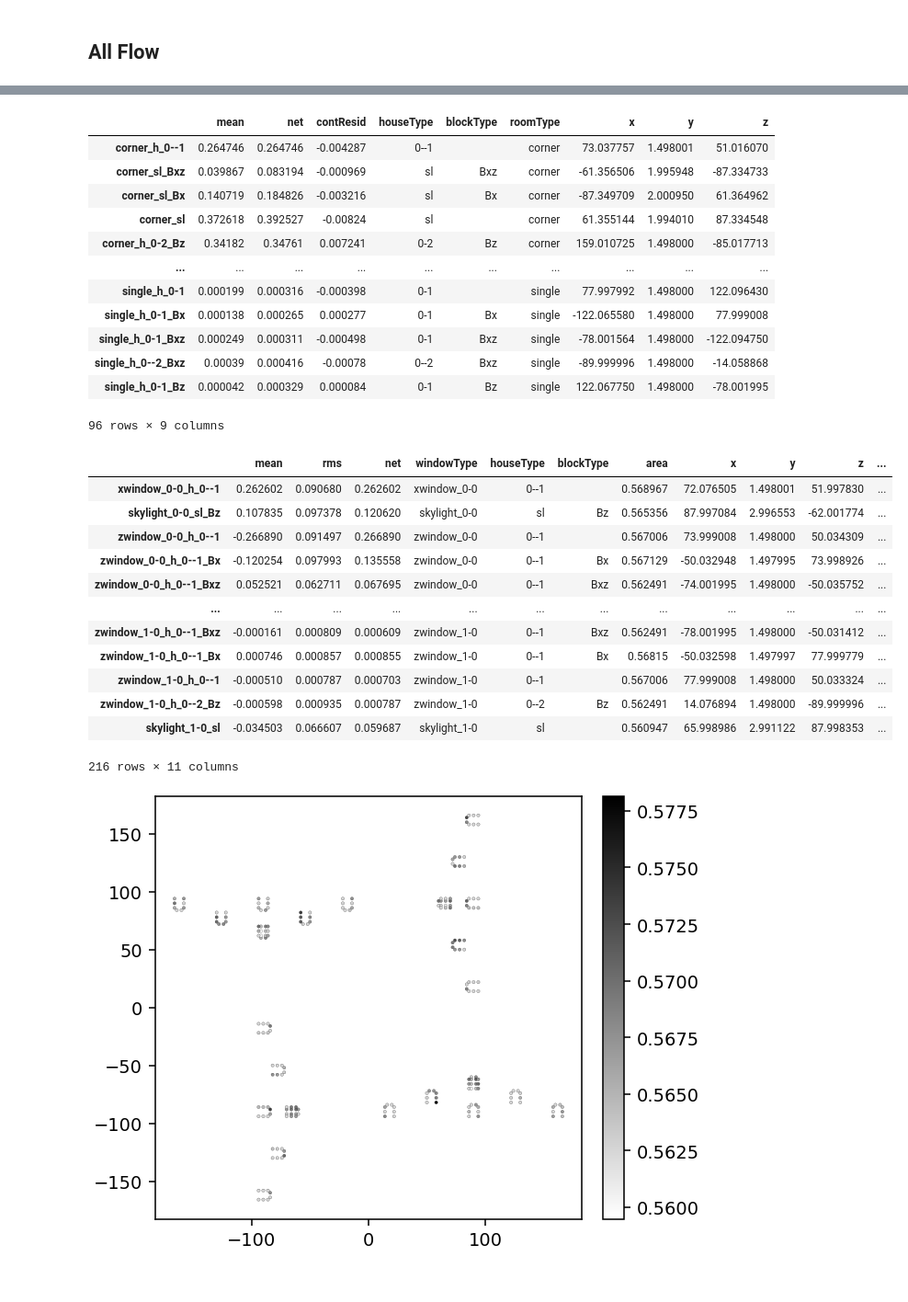
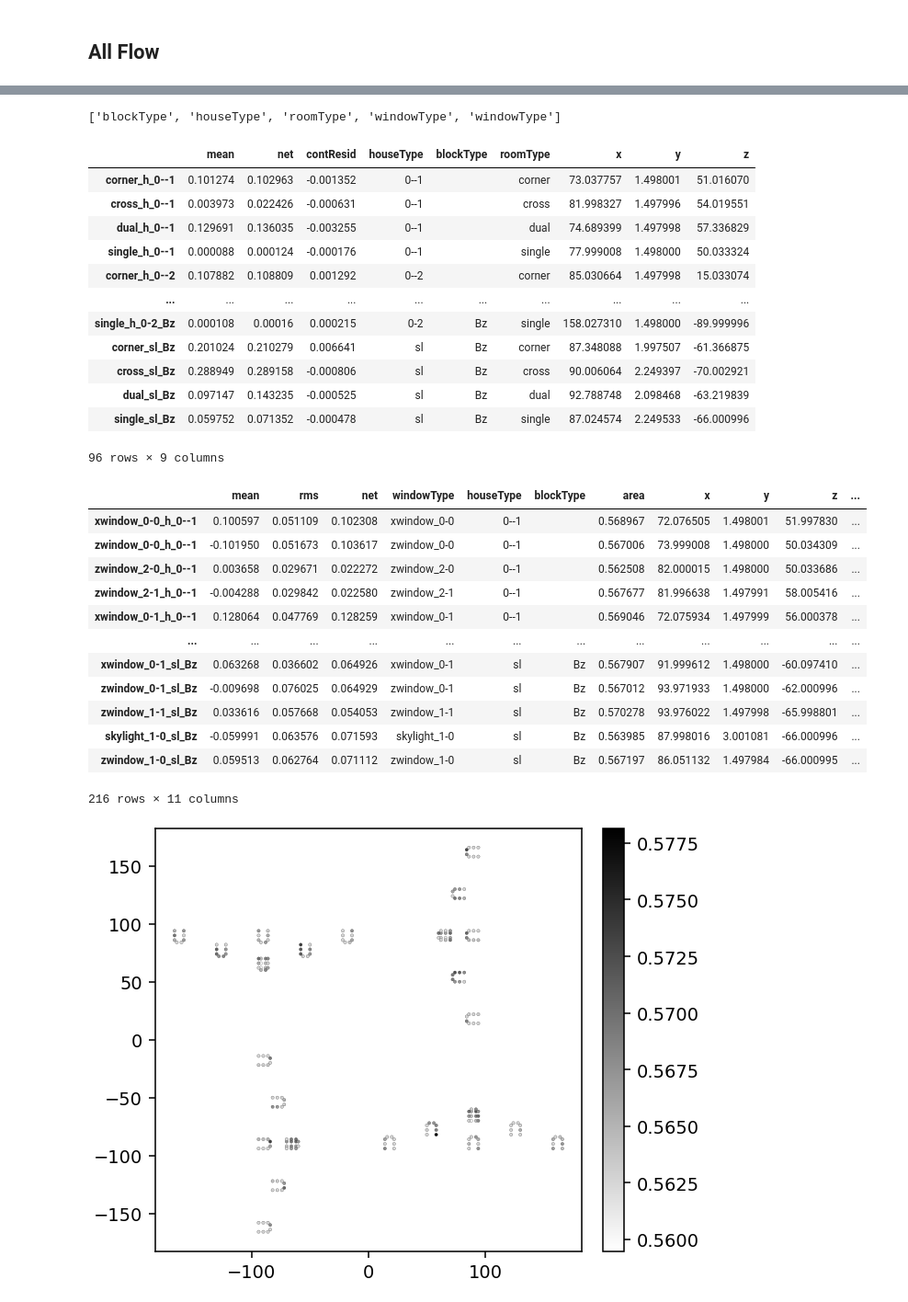
Before and after one commit to nbachand/city_block_cfd, a Jupyter notebook: config2_post-interior.ipynb, the cells around one changed output, grey strips where cells are left out. Shown at 92% size. Drawn from its saved outputs; the diff is of its cells as text; code cells hidden in the pictures.

```diff
--- a/config2_post-interior.ipynb
+++ b/config2_post-interior.ipynb
@@ -303,4 +343,8 @@ flowStats
 216 rows × 10 columns
+# %%
+room_sort
+# %% [output]
+['blockType', 'houseType', 'roomType', 'windowType', 'windowType']
 # %%
 
 roomQois = ["mean", "net"]
@@ -310,57 +354,58 @@ connectedWindows = {
         "xwindow_0-0",
         "zwindow_0-0",
         "skylight_0-0"
     ],
     "single": [
         "zwindow_1-0",
         "skylight_1-0"
     ],
     "dual": [
         "xwindow_0-1",
         "zwindow_0-1",
         "zwindow_1-1",
         "skylight_0-1",
         "skylight_1-1"
        ],
     "cross": [
         "zwindow_2-0",
         "zwindow_2-1",
         "skylight_2-0",
         "skylight_2-1"
     ]
 }
-
+sort_order = ["blockType", "houseType", "roomType"]
 roomVentilation = probePost.roomStatistics(flowStats, connectedWindows, roomQois)
-flowStats = flowStats.sort_values(by = ["roomType"])
-roomVentilation = roomVentilation.sort_values(by = ["roomType"])
+roomVentilation = roomVentilation.sort_values(by = sort_order)
+sort_order.append("windowType")
+flowStats = flowStats.sort_values(by = sort_order)
 display(roomVentilation)
 flowStats
 # %% [output]
 |  | mean | net | contResid | houseType | blockType | roomType | x | y | z |
-| corner_h_0--1 | 0.264746 | 0.264746 | -0.004287 | 0--1 |  | corner | 73.037757 | 1.498001 | 51.016070 |
-| corner_sl_Bxz | 0.039867 | 0.083194 | -0.000969 | sl | Bxz | corner | -61.356506 | 1.995948 | -87.334733 |
-| corner_sl_Bx | 0.140719 | 0.184826 | -0.003216 | sl | Bx | corner | -87.349709 | 2.000950 | 61.364962 |
-| corner_sl | 0.372618 | 0.392527 | -0.00824 | sl |  | corner | 61.355144 | 1.994010 | 87.334548 |
-| corner_h_0-2_Bz | 0.34182 | 0.34761 | 0.007241 | 0-2 | Bz | corner | 159.010725 | 1.498000 | -85.017713 |
+| corner_h_0--1 | 0.101274 | 0.102963 | -0.001352 | 0--1 |  | corner | 73.037757 | 1.498001 | 51.016070 |
+| cross_h_0--1 | 0.003973 | 0.022426 | -0.000631 | 0--1 |  | cross | 81.998327 | 1.497996 | 54.019551 |
+| dual_h_0--1 | 0.129691 | 0.136035 | -0.003255 | 0--1 |  | dual | 74.689399 | 1.497998 | 57.336829 |
+| single_h_0--1 | 0.000088 | 0.000124 | -0.000176 | 0--1 |  | single | 77.999008 | 1.498000 | 50.033324 |
+| corner_h_0--2 | 0.107882 | 0.108809 | 0.001292 | 0--2 |  | corner | 85.030664 | 1.497998 | 15.033074 |
 | ... | ... | ... | ... | ... | ... | ... | ... | ... | ... |
-| single_h_0-1 | 0.000199 | 0.000316 | -0.000398 | 0-1 |  | single | 77.997992 | 1.498000 | 122.096430 |
-| single_h_0-1_Bx | 0.000138 | 0.000265 | 0.000277 | 0-1 | Bx | single | -122.065580 | 1.498000 | 77.999008 |
-| single_h_0-1_Bxz | 0.000249 | 0.000311 | -0.000498 | 0-1 | Bxz | single | -78.001564 | 1.498000 | -122.094750 |
-| single_h_0--2_Bxz | 0.00039 | 0.000416 | -0.00078 | 0--2 | Bxz | single | -89.999996 | 1.498000 | -14.058868 |
-| single_h_0-1_Bz | 0.000042 | 0.000329 | 0.000084 | 0-1 | Bz | single | 122.067750 | 1.498000 | -78.001995 |
+| single_h_0-2_Bz | 0.000108 | 0.00016 | 0.000215 | 0-2 | Bz | single | 158.027310 | 1.498000 | -89.999996 |
+| corner_sl_Bz | 0.201024 | 0.210279 | 0.006641 | sl | Bz | corner | 87.348088 | 1.997507 | -61.366875 |
+| cross_sl_Bz | 0.288949 | 0.289158 | -0.000806 | sl | Bz | cross | 90.006064 | 2.249397 | -70.002921 |
+| dual_sl_Bz | 0.097147 | 0.143235 | -0.000525 | sl | Bz | dual | 92.788748 | 2.098468 | -63.219839 |
+| single_sl_Bz | 0.059752 | 0.071352 | -0.000478 | sl | Bz | single | 87.024574 | 2.249533 | -66.000996 |
 96 rows × 9 columns
 |  | mean | rms | net | windowType | houseType | blockType | area | x | y | z | ... |
-| xwindow_0-0_h_0--1 | 0.262602 | 0.090680 | 0.262602 | xwindow_0-0 | 0--1 |  | 0.568967 | 72.076505 | 1.498001 | 51.997830 | ... |
-| skylight_0-0_sl_Bz | 0.107835 | 0.097378 | 0.120620 | skylight_0-0 | sl | Bz | 0.565356 | 87.997084 | 2.996553 | -62.001774 | ... |
-| zwindow_0-0_h_0--1 | -0.266890 | 0.091497 | 0.266890 | zwindow_0-0 | 0--1 |  | 0.567006 | 73.999008 | 1.498000 | 50.034309 | ... |
-| zwindow_0-0_h_0--1_Bx | -0.120254 | 0.097993 | 0.135558 | zwindow_0-0 | 0--1 | Bx | 0.567129 | -50.032948 | 1.497995 | 73.998926 | ... |
-| zwindow_0-0_h_0--1_Bxz | 0.052521 | 0.062711 | 0.067695 | zwindow_0-0 | 0--1 | Bxz | 0.562491 | -74.001995 | 1.498000 | -50.035752 | ... |
+| xwindow_0-0_h_0--1 | 0.100597 | 0.051109 | 0.102308 | xwindow_0-0 | 0--1 |  | 0.568967 | 72.076505 | 1.498001 | 51.997830 | ... |
+| zwindow_0-0_h_0--1 | -0.101950 | 0.051673 | 0.103617 | zwindow_0-0 | 0--1 |  | 0.567006 | 73.999008 | 1.498000 | 50.034309 | ... |
+| zwindow_2-0_h_0--1 | 0.003658 | 0.029671 | 0.022272 | zwindow_2-0 | 0--1 |  | 0.562508 | 82.000015 | 1.498000 | 50.033686 | ... |
+| zwindow_2-1_h_0--1 | -0.004288 | 0.029842 | 0.022580 | zwindow_2-1 | 0--1 |  | 0.567677 | 81.996638 | 1.497991 | 58.005416 | ... |
+| xwindow_0-1_h_0--1 | 0.128064 | 0.047769 | 0.128259 | xwindow_0-1 | 0--1 |  | 0.569046 | 72.075934 | 1.497999 | 56.000378 | ... |
 | ... | ... | ... | ... | ... | ... | ... | ... | ... | ... | ... | ... |
-| zwindow_1-0_h_0--1_Bxz | -0.000161 | 0.000809 | 0.000609 | zwindow_1-0 | 0--1 | Bxz | 0.562491 | -78.001995 | 1.498000 | -50.031412 | ... |
-| zwindow_1-0_h_0--1_Bx | 0.000746 | 0.000857 | 0.000855 | zwindow_1-0 | 0--1 | Bx | 0.56815 | -50.032598 | 1.497997 | 77.999779 | ... |
-| zwindow_1-0_h_0--1 | -0.000510 | 0.000787 | 0.000703 | zwindow_1-0 | 0--1 |  | 0.567006 | 77.999008 | 1.498000 | 50.033324 | ... |
-| zwindow_1-0_h_0--2_Bz | -0.000598 | 0.000935 | 0.000787 | zwindow_1-0 | 0--2 | Bz | 0.562491 | 14.076894 | 1.498000 | -89.999996 | ... |
-| skylight_1-0_sl | -0.034503 | 0.066607 | 0.059687 | skylight_1-0 | sl |  | 0.560947 | 65.998986 | 2.991122 | 87.998353 | ... |
+| xwindow_0-1_sl_Bz | 0.063268 | 0.036602 | 0.064926 | xwindow_0-1 | sl | Bz | 0.567907 | 91.999612 | 1.498000 | -60.097410 | ... |
+| zwindow_0-1_sl_Bz | -0.009698 | 0.076025 | 0.064929 | zwindow_0-1 | sl | Bz | 0.567012 | 93.971933 | 1.498000 | -62.000996 | ... |
+| zwindow_1-1_sl_Bz | 0.033616 | 0.057668 | 0.054053 | zwindow_1-1 | sl | Bz | 0.570278 | 93.976022 | 1.497998 | -65.998801 | ... |
+| skylight_1-0_sl_Bz | -0.059991 | 0.063576 | 0.071593 | skylight_1-0 | sl | Bz | 0.563985 | 87.998016 | 3.001081 | -66.000996 | ... |
+| zwindow_1-0_sl_Bz | 0.059513 | 0.062764 | 0.071112 | zwindow_1-0 | sl | Bz | 0.567197 | 86.051132 | 1.497984 | -66.000995 | ... |
 216 rows × 11 columns
 # %%
 fig, ax=plt.subplots(1, 1, constrained_layout =True)
```
Also changed, not shown: parts of 16 cells of this notebook.
